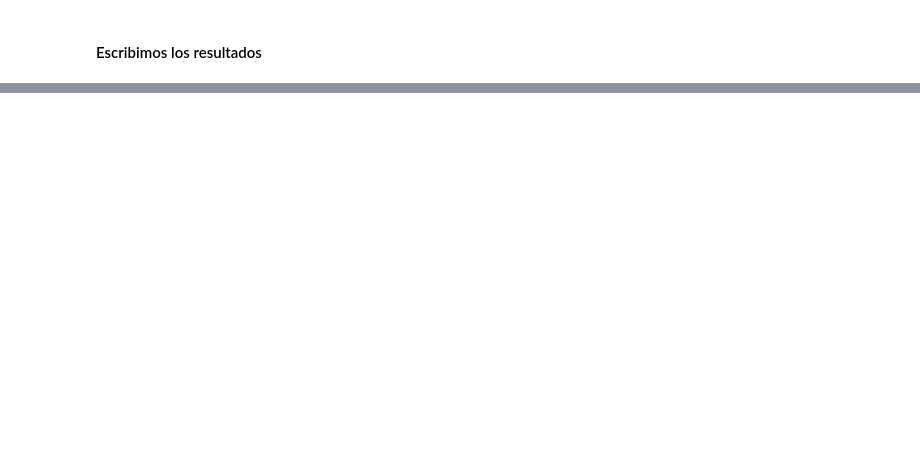
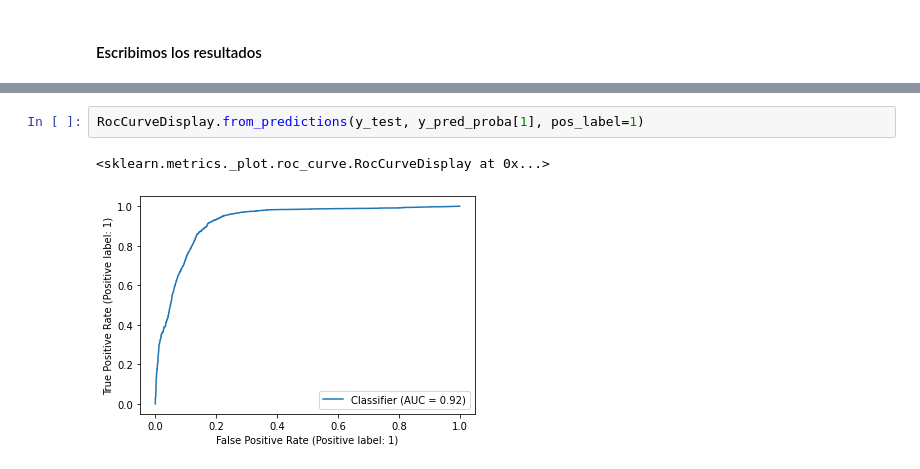
Before and after one commit to vidyc/Driver-Drowsiness-Detection-TFG, a Jupyter notebook: Analisis_modelos.ipynb, the cells around one changed output, grey strips where cells are left out. Cells and saved outputs as stored; diff of their text form; blank space fills up the shorter version.

```diff
--- a/Analisis_modelos.ipynb
+++ b/Analisis_modelos.ipynb
@@ -665,0 +327,5 @@ weighted avg       0.88      0.86      0.86     11169
+# %%
+RocCurveDisplay.from_predictions(y_test, y_pred_proba[1], pos_label=1)
+# %% [output]
+<sklearn.metrics._plot.roc_curve.RocCurveDisplay at 0x...>
+[figure, added]
```
Also changed, not shown: parts of 51 cells of this notebook, 8 other files.
